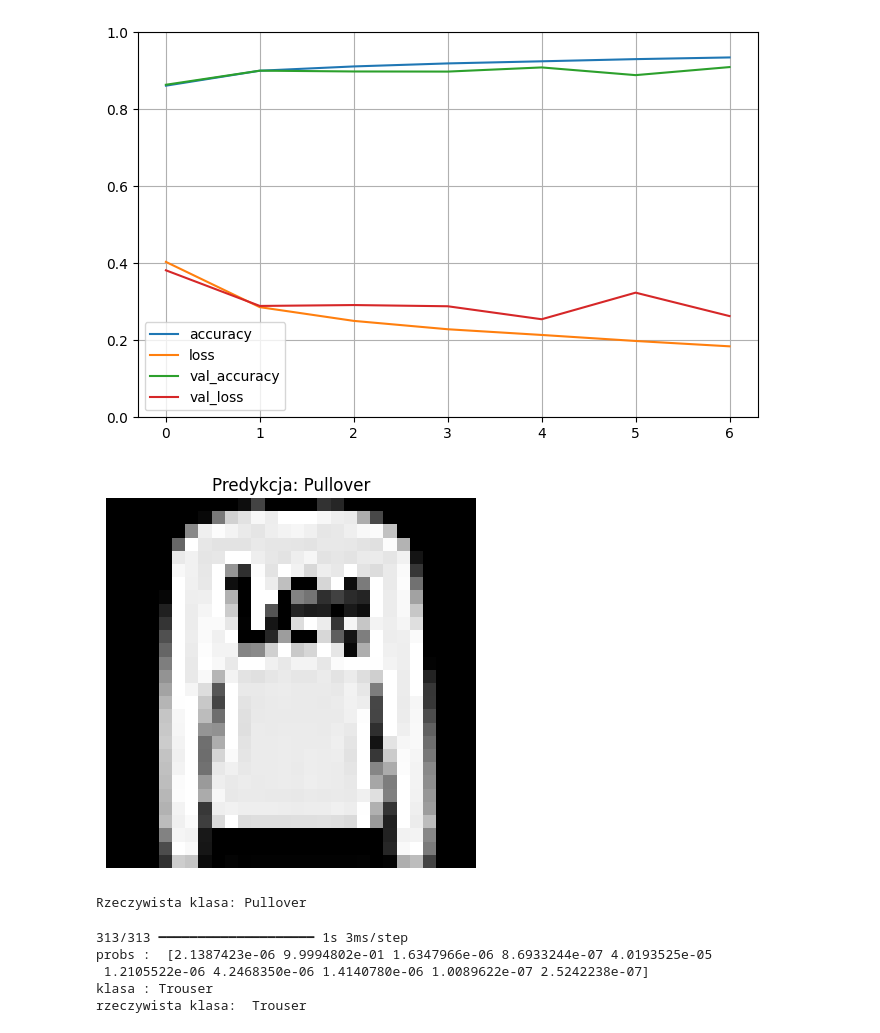
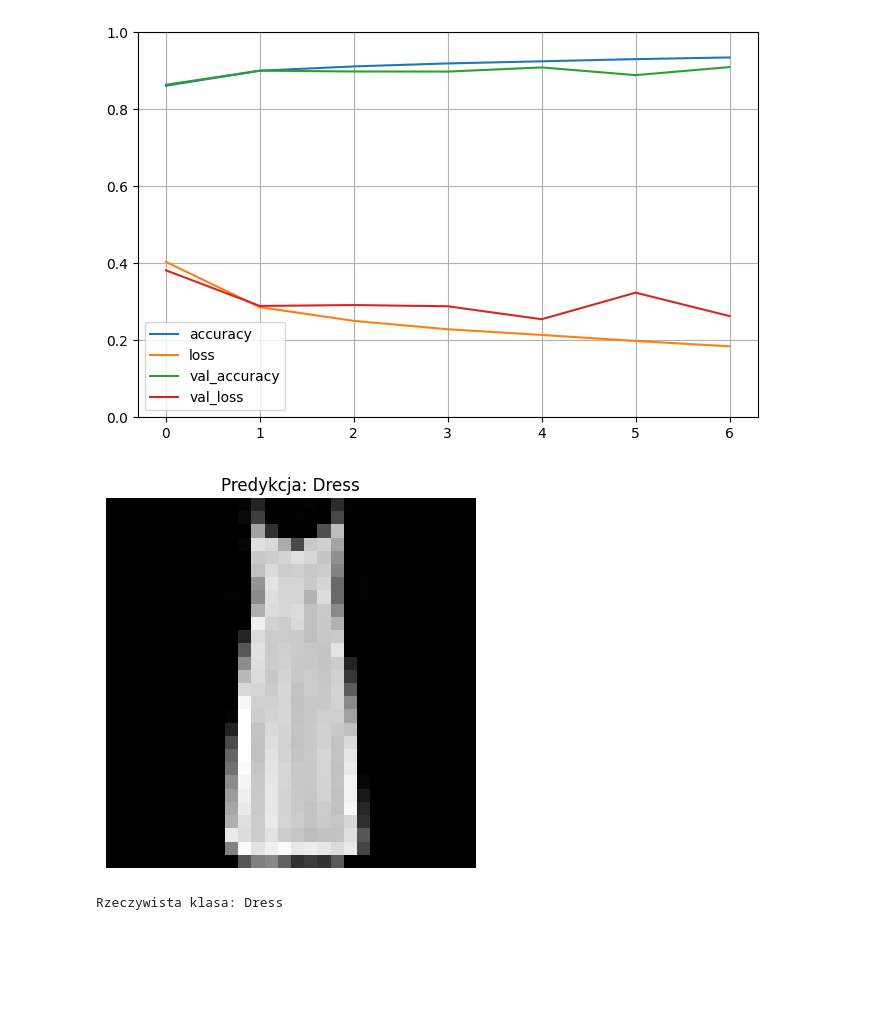
Before and after one commit to TaQba/python-ai-bootcamp, a Jupyter notebook: M18/Zadanie2.ipynb, the cells around one changed output. Saved outputs shown, nothing was run; the diff lists cells and outputs as text; code cells hidden in the pictures; blank space fills up the shorter version.

```diff
--- a/M18/Zadanie2.ipynb
+++ b/M18/Zadanie2.ipynb
@@ -101,25 +101,13 @@ def predict_and_show(model, image, predicted_label):
 
     return predicted_label
 # %%
-nb = 1
+nb = 13
 sample_image = test_images[nb]
 
 predicted_label = class_names[np.argmax(y_pred[nb])]
 # Wywołaj funkcję predykcji i wyświetlania
 label = predict_and_show(model, sample_image, predicted_label)
 print("Rzeczywista klasa:", class_names[test_labels[nb]])
 # %% [output]
-[figure, old version]
+[figure, new version]
-Rzeczywista klasa: Pullover
+Rzeczywista klasa: Dress
-# %%
-y_pred = model.predict(test_images)
-nb = 3
-print("probs : ", y_pred[nb])
-print("klasa :", class_names[np.argmax(y_pred[nb])])
-print("rzeczywista klasa: ", class_names[test_labels[nb]])
-# %% [output]
-313/313 ━━━━━━━━━━━━━━━━━━━━ 1s 3ms/step
-probs :  [2.1387423e-06 9.9994802e-01 1.6347966e-06 8.6933244e-07 4.0193525e-05
- 1.2105522e-06 4.2468350e-06 1.4140780e-06 1.0089622e-07 2.5242238e-07]
-klasa : Trouser
-rzeczywista klasa:  Trouser
```
Also changed, not shown: 2 other files.
